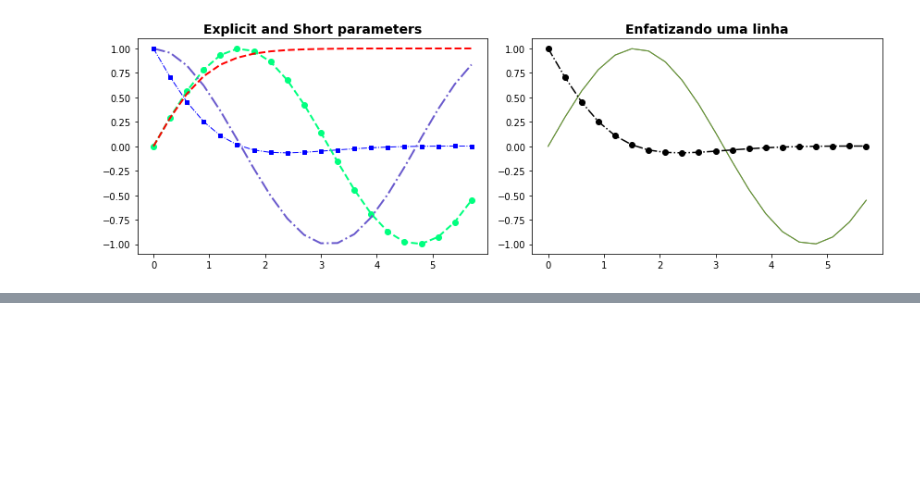
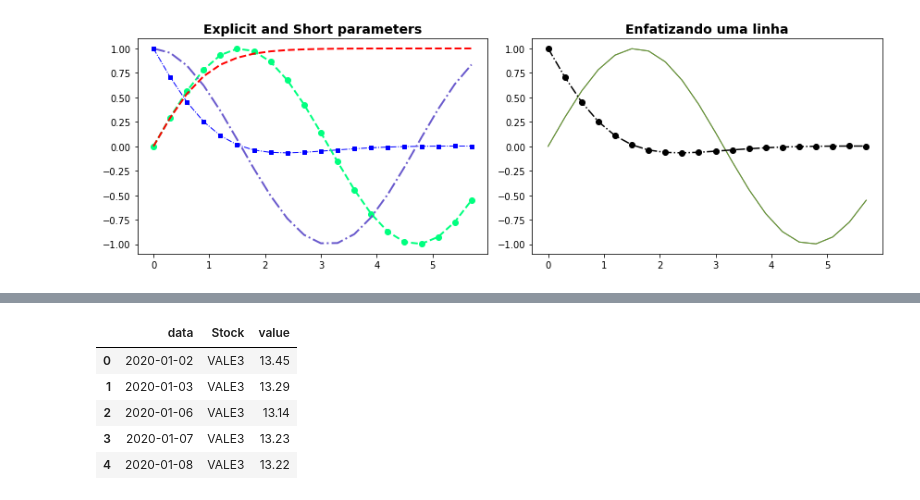
Before and after one commit to dioallan/testecolab, a Jupyter notebook: testes Colab.ipynb, the cells around one changed output, grey strips where cells are left out. Saved outputs shown, nothing was run; the diff lists cells and outputs as text; code cells hidden in the pictures; blank space fills up the shorter version.

```diff
--- a/testes Colab.ipynb
+++ b/testes Colab.ipynb
@@ -88,0 +108,9 @@ plt.show()
+# %%
+display(bovespa.head())
+# %% [output]
+|  | data | Stock | value |
+| 0 | 2020-01-02 | VALE3 | 13.45 |
+| 1 | 2020-01-03 | VALE3 | 13.29 |
+| 2 | 2020-01-06 | VALE3 | 13.14 |
+| 3 | 2020-01-07 | VALE3 | 13.23 |
+| 4 | 2020-01-08 | VALE3 | 13.22 |
```
Also changed, not shown: parts of 9 cells of this notebook.
